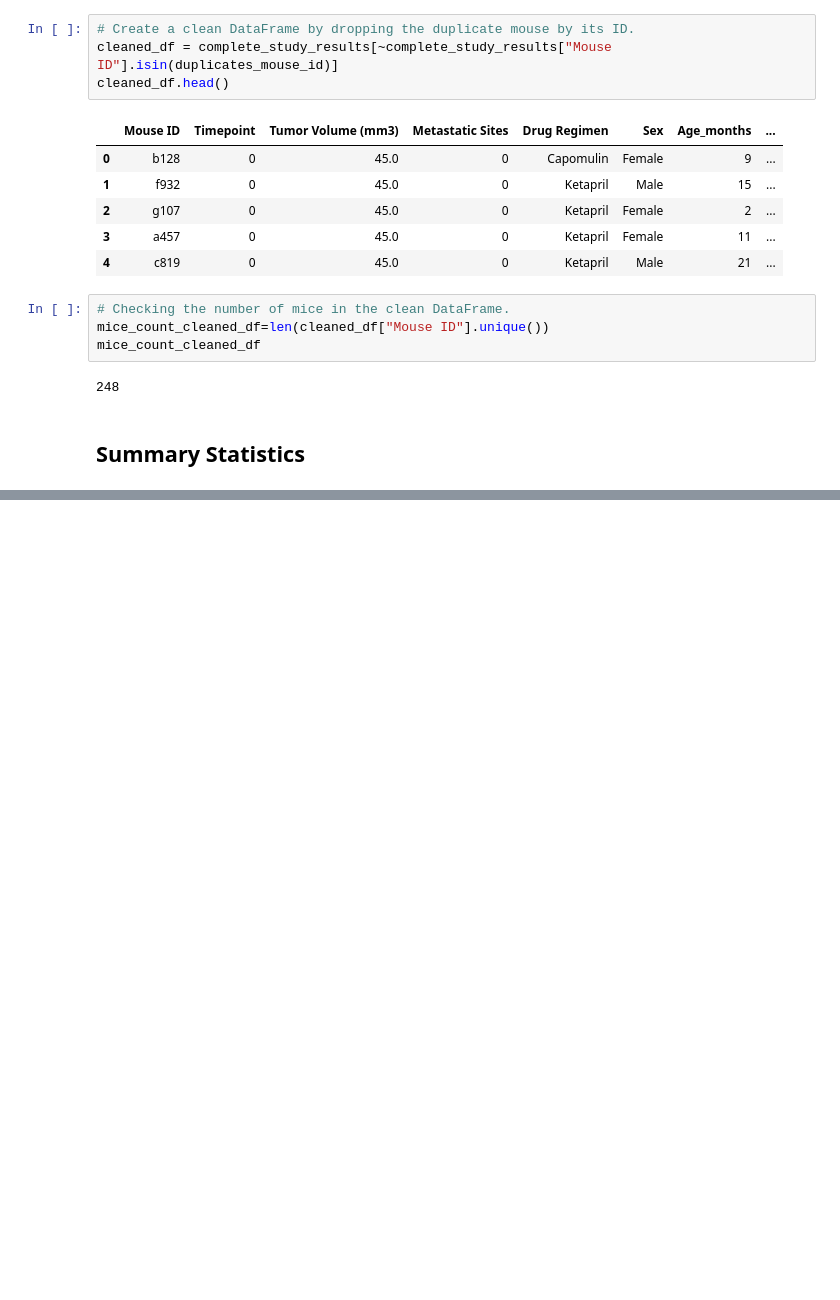
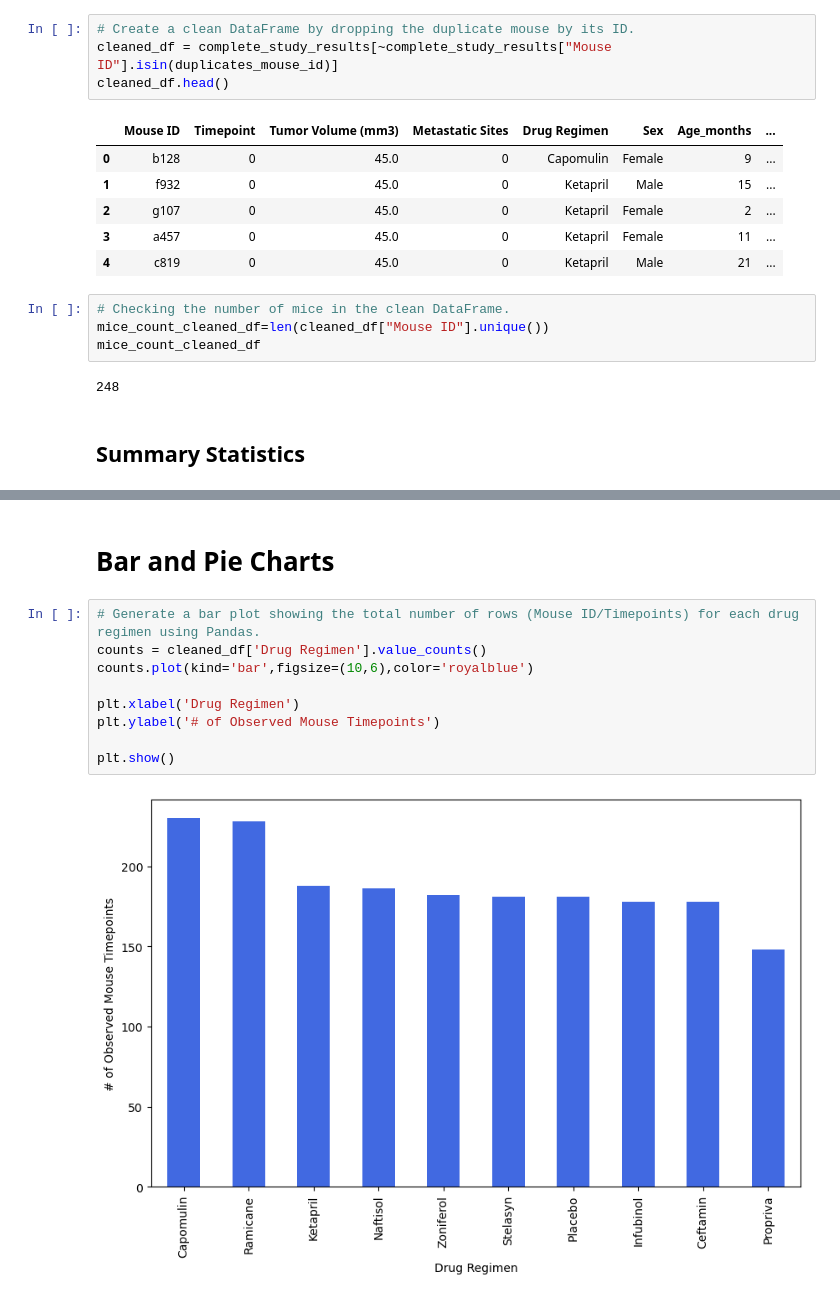
Before and after one commit to Ernawaty2024/matplotlib_challenge, a Jupyter notebook: Pymaceuticals/Pymaceuticals.ipynb.ipynb, the cells around one changed output, grey strips where cells are left out. Drawn from its saved outputs; the diff is of its cells as text; blank space fills up the shorter version.

```diff
--- a/Pymaceuticals/Pymaceuticals.ipynb.ipynb
+++ b/Pymaceuticals/Pymaceuticals.ipynb.ipynb
@@ -91,0 +153,13 @@ mice_count_cleaned_df
+# %% [markdown]
+# Bar and Pie Charts
+# %%
+# Generate a bar plot showing the total number of rows (Mouse ID/Timepoints) for each drug regimen using Pandas.
+counts = cleaned_df['Drug Regimen'].value_counts()
+counts.plot(kind='bar',figsize=(10,6),color='royalblue')
+
+plt.xlabel('Drug Regimen')
+plt.ylabel('# of Observed Mouse Timepoints')
+
+plt.show()
+# %% [output]
+[figure, added]
```
Also changed, not shown: parts of 7 cells of this notebook.
